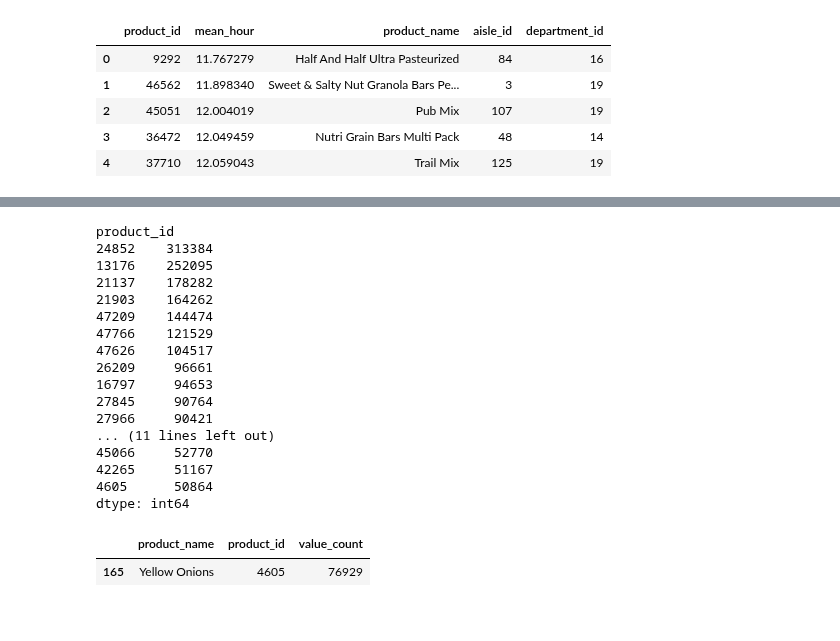
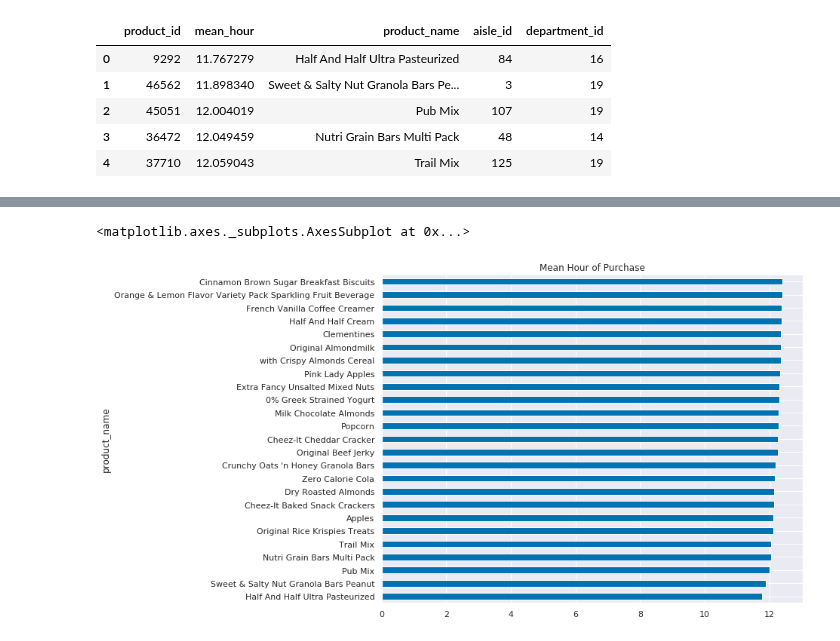
Before and after one commit to bloominstituteoftechnology/DS-Unit-1-Sprint-1-Data-Wrangling-and-Storytelling, a Jupyter notebook: module3-join-and-reshape-data/LS_DS_113_Join_and_Reshape_Data_Assignment.ipynb, the cells around one changed output, grey strips where cells are left out. Cells and saved outputs as stored; diff of their text form; code cells hidden in the pictures.

```diff
--- a/module3-join-and-reshape-data/LS_DS_113_Join_and_Reshape_Data_Assignment.ipynb
+++ b/module3-join-and-reshape-data/LS_DS_113_Join_and_Reshape_Data_Assignment.ipynb
@@ -626,25 +634,5 @@ product_hod_crosstab
-# %%
-product_hod_crosstab.sum(axis=1).sort_values(ascending=False).head(25)
-# %% [output]
-product_id
-24852    313384
-13176    252095
-21137    178282
-21903    164262
-47209    144474
-47766    121529
-47626    104517
-26209     96661
-16797     94653
-27845     90764
-27966     90421
-... (11 lines left out)
-45066     52770
-42265     51167
-4605      50864
-dtype: int64
-# %%
-product_names_and_value_counts_df[product_names_and_value_counts_df["product_id"] == 4605]
-# %% [output]
-|  | product_name | product_id | value_count |
-| 165 | Yellow Onions | 4605 | 76929 |
+# %%
+morning.plot(x="product_name",y="mean_hour", kind="barh", figsize=(10,8), legend=False, title="Mean Hour of Purchase")
+# %% [output]
+<matplotlib.axes._subplots.AxesSubplot at 0x...>
+[figure, added]
```
Also changed, not shown: parts of 23 cells of this notebook.
